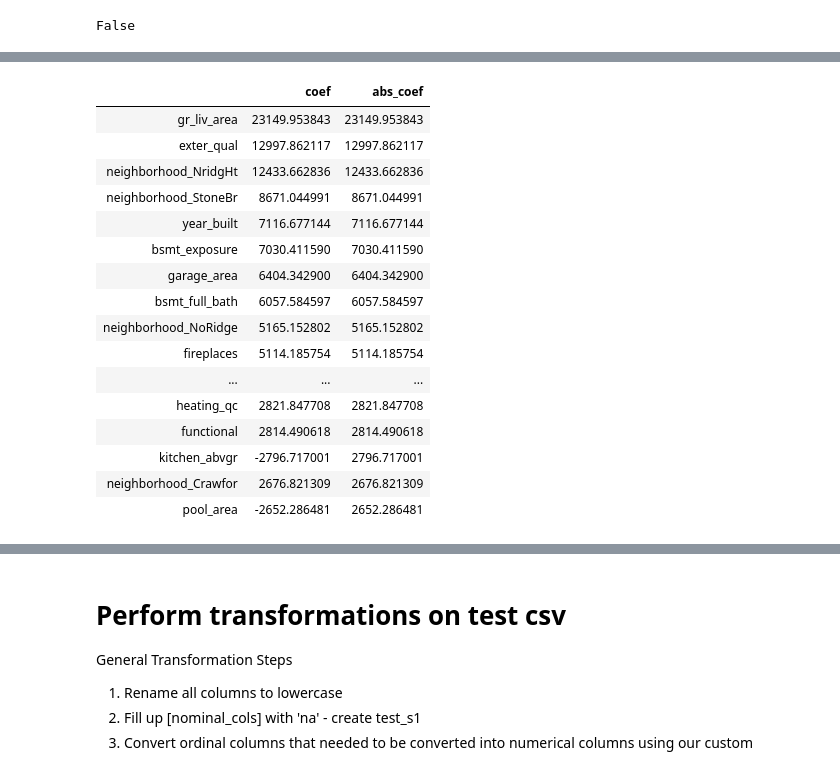
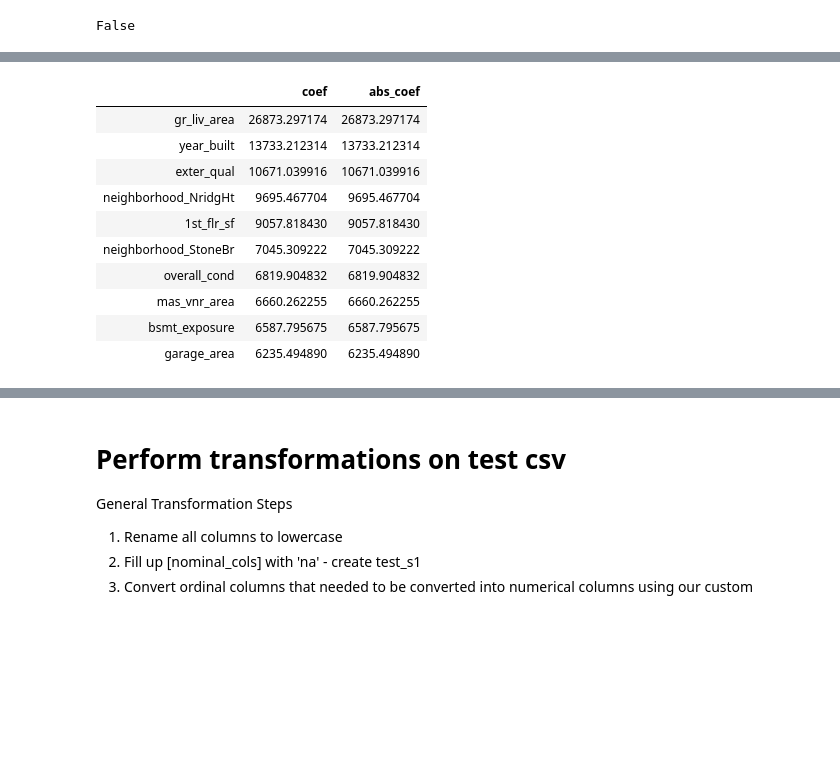
Before and after one commit to kelvinAI/ga-proj2-ames-housing, a Jupyter notebook: ames-housing.ipynb, the cells around one changed output, grey strips where cells are left out. Saved outputs shown, nothing was run; the diff lists cells and outputs as text; code cells hidden in the pictures; blank space fills up the shorter version.

```diff
--- a/ames-housing.ipynb
+++ b/ames-housing.ipynb
@@ -446,0 +692,3 @@ ms_subclass_df
+# %%
+# The final dataset is created by dropping features that are highly correlated to each other
+final = get_final_df(df)
@@ -1207,2 +765,0 @@ df_comb[[col for col in df_comb.columns if col not in high_corr_colls_tobe_remov
-# %%
-final = df_comb[[col for col in df_comb.columns if col not in high_corr_colls_tobe_removed]].copy()
@@ -1229,4 +797,6 @@ y shape:(2051,)
 from sklearn.model_selection import train_test_split
 from sklearn.preprocessing import StandardScaler
 # %%
-X_train, X_test, y_train, y_test = train_test_split(X, y, test_size=0.2, random_state=42)
+X_train, X_test, y_train, y_test = train_test_split(X, y, test_size=0.10, random_state=42)
+print("X_train Shape:{}\ny_train shape:{}\n\nX_test shape:{}\ny_test shape:{}".format(X_train.shape,y_train.shape,X_test.shape
+                                                                                     ,y_test.shape))
@@ -1246,0 +820,5 @@ X_test_sc = ss.transform(X_test)
+# %%
+lr = LinearRegression()
+lr.fit(X_train,y_train)
+print("Training R2 Score:",lr.score(X_train,y_train))
+print("Test R2 Score:",lr.score(X_test, y_test))
@@ -1278,24 +864,19 @@ lasso_coef_pd
 # %%
 lasso_coef_pd['abs_coef'] = lasso_coef_pd['coef'].map(np.abs)
 # %%
+# View the top important features selected by Lasso
 lasso_coef_pd.sort_values(by=['abs_coef'], ascending=False, inplace=True)
-lasso_coef_pd.head(30)
+lasso_coef_pd.head(10)
 # %% [output]
 |  | coef | abs_coef |
-| gr_liv_area | 23149.953843 | 23149.953843 |
-| exter_qual | 12997.862117 | 12997.862117 |
-| neighborhood_NridgHt | 12433.662836 | 12433.662836 |
-| neighborhood_StoneBr | 8671.044991 | 8671.044991 |
-| year_built | 7116.677144 | 7116.677144 |
-| bsmt_exposure | 7030.411590 | 7030.411590 |
-| garage_area | 6404.342900 | 6404.342900 |
-| bsmt_full_bath | 6057.584597 | 6057.584597 |
-| neighborhood_NoRidge | 5165.152802 | 5165.152802 |
-| fireplaces | 5114.185754 | 5114.185754 |
-| ... | ... | ... |
-| heating_qc | 2821.847708 | 2821.847708 |
-| functional | 2814.490618 | 2814.490618 |
-| kitchen_abvgr | -2796.717001 | 2796.717001 |
-| neighborhood_Crawfor | 2676.821309 | 2676.821309 |
-| pool_area | -2652.286481 | 2652.286481 |
+| gr_liv_area | 26873.297174 | 26873.297174 |
+| year_built | 13733.212314 | 13733.212314 |
+| exter_qual | 10671.039916 | 10671.039916 |
+| neighborhood_NridgHt | 9695.467704 | 9695.467704 |
+| 1st_flr_sf | 9057.818430 | 9057.818430 |
+| neighborhood_StoneBr | 7045.309222 | 7045.309222 |
+| overall_cond | 6819.904832 | 6819.904832 |
+| mas_vnr_area | 6660.262255 | 6660.262255 |
+| bsmt_exposure | 6587.795675 | 6587.795675 |
+| garage_area | 6235.494890 | 6235.494890 |
 # %%
```
Also changed, not shown: parts of 272 cells of this notebook, 2 other files.
